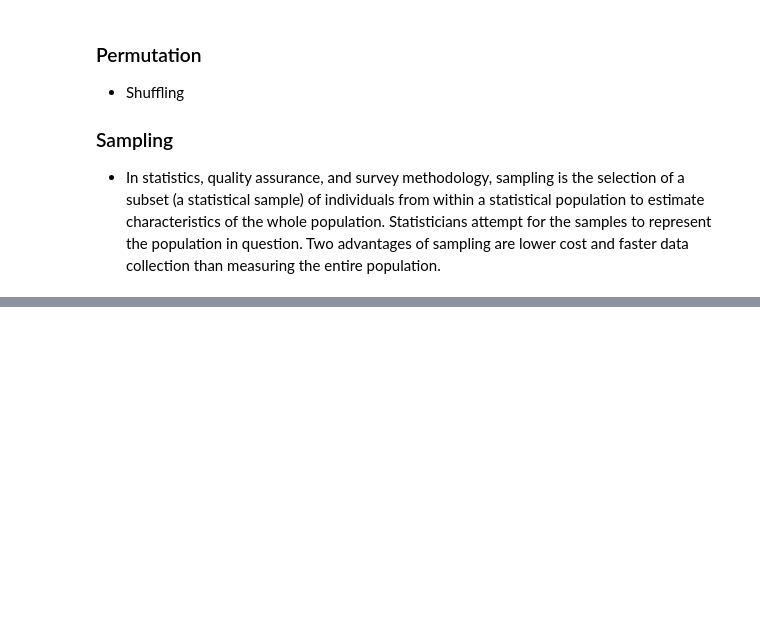
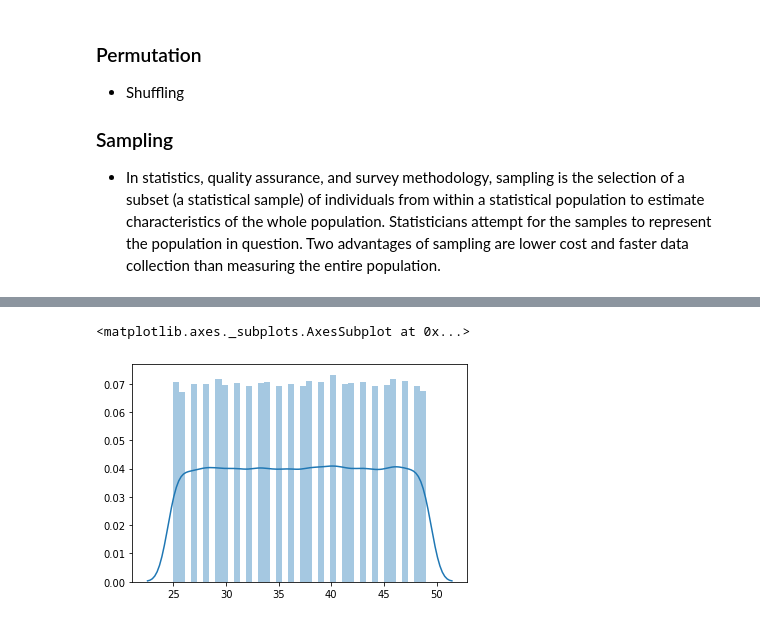
Before and after one commit to Nielspace/Data-Analytics, a Jupyter notebook: Data Analyst/Statistics Part 1 .ipynb, the cells around one changed output, grey strips where cells are left out. Saved outputs shown, nothing was run; the diff lists cells and outputs as text; code cells hidden in the pictures; blank space fills up the shorter version.

```diff
--- a/Data Analyst/Statistics Part 1 .ipynb
+++ b/Data Analyst/Statistics Part 1 .ipynb
@@ -93,0 +165,7 @@ plt.show()
+# %%
+data = np.random.randint(25,50, 70000)
+# %%
+sns.distplot(data)
+# %% [output]
+<matplotlib.axes._subplots.AxesSubplot at 0x...>
+[figure, added]
```
Also changed, not shown: parts of 30 cells of this notebook.
